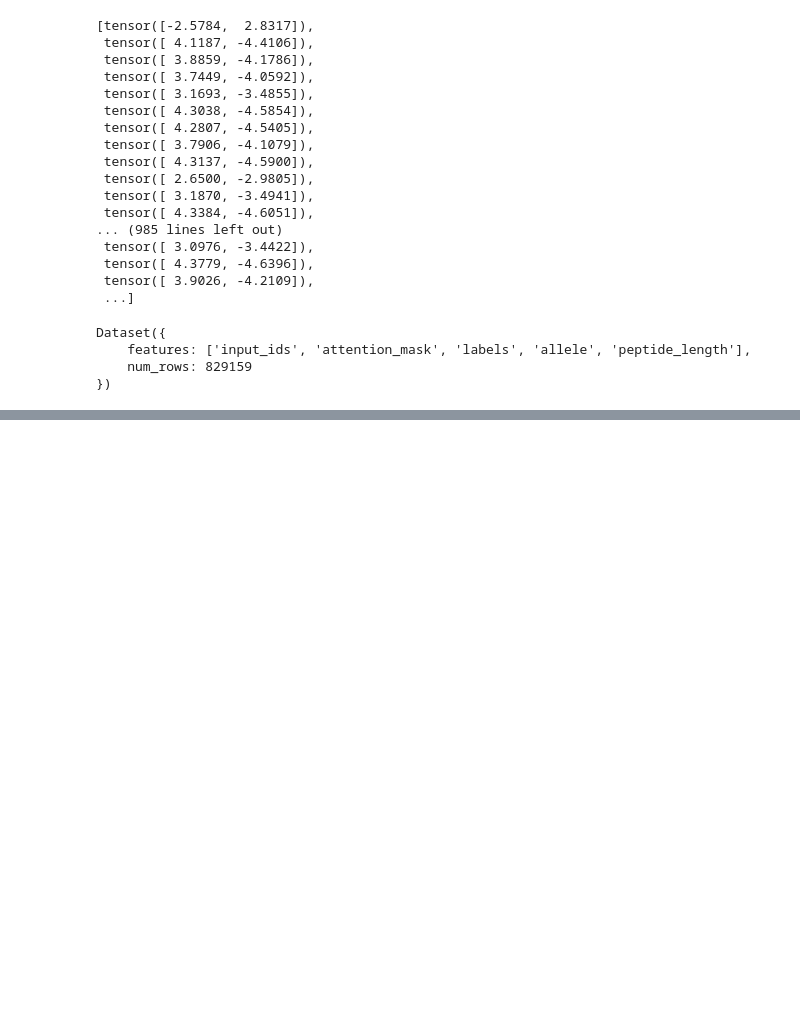
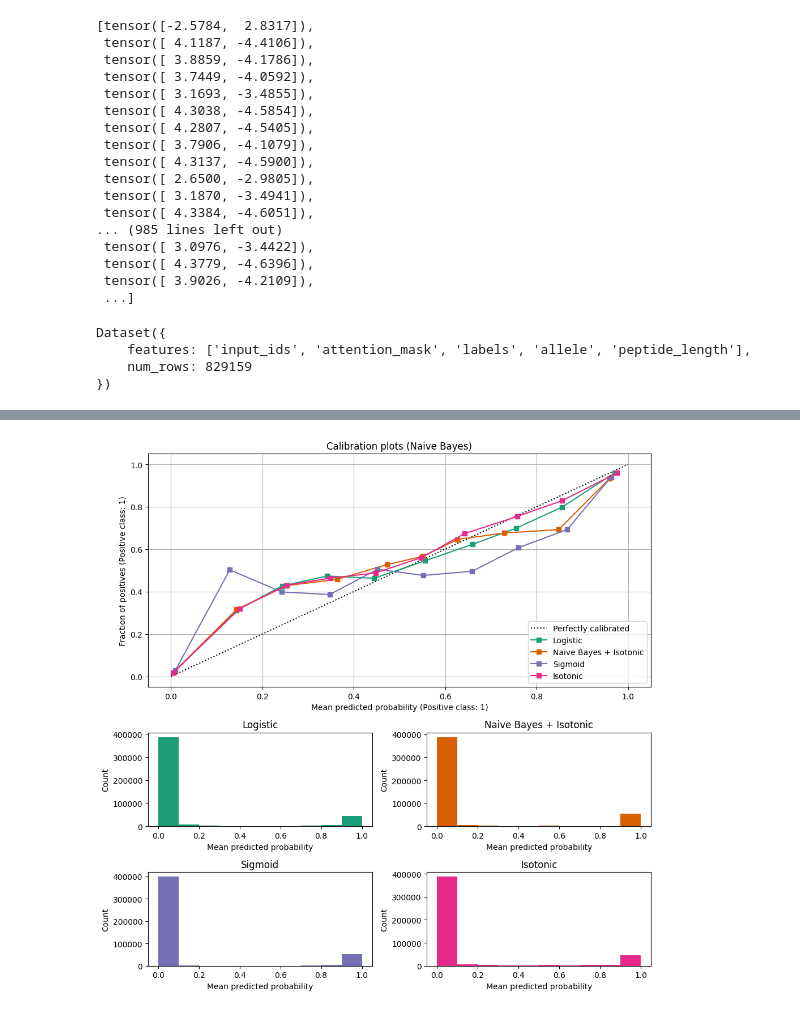
Before and after one commit to jrouhana/MHC_Class_I_Playground, a Jupyter notebook: notebooks/validation_set_interpretation.ipynb, the cells around one changed output, grey strips where cells are left out. Cells and saved outputs as stored; diff of their text form; code cells hidden in the pictures; blank space fills up the shorter version.

```diff
--- a/notebooks/validation_set_interpretation.ipynb
+++ b/notebooks/validation_set_interpretation.ipynb
@@ -482,0 +486,5 @@ Dataset({
+# %%
+training = temp.query('training == 1').copy()
+training['logit_1'] = [x[0].numpy() for x in final_logits]
+training['logit_2'] = [x[1].numpy() for x in final_logits]
+training
@@ -482,0 +505,4 @@ Dataset({
+# %%
+train_x = list(zip(training['logit_1'], training['logit_2']))
+training['isotonic'] = [x[1] for x in regular_isotonic.predict_proba(train_x)]
+training
@@ -482,0 +545,74 @@ Dataset({
+# %%
+import random
+
+validation_df ['sub_sample'] = 2
+validation_df['sub_sample'] = validation_df['sub_sample'].apply(lambda x: x - random.choices([0, 1], weights=(16.666, 83.334))[0])
+validation_df.loc[validation_df.label == 0, 'sub_sample'] = 2
+
+sampled_validation = validation_df.loc[validation_df.sub_sample == 2].copy()
+
+#print(len(validation_df.loc[((validation_df['sub_sample'] == 2 ) & (validation_df['label'] == 1))]))
+#print(len(validation_df.loc[((validation_df['sub_sample'] == 2 ) & (validation_df['label'] == 0))]))
+# %%
+test_x = list(zip(sampled_validation['logit_1'], sampled_validation['logit_2']))
+test_y = sampled_validation['label'].values
+
+lr = LogisticRegression(C=1.0)
+gnb = GaussianNB()
+gnb_isotonic = CalibratedClassifierCV(gnb, cv=2, method="isotonic")
+gnb_sigmoid = CalibratedClassifierCV(gnb, cv=2, method="sigmoid")
+
+regular_sigmoid = CalibratedClassifierCV(None,  method="sigmoid")
+regular_isotonic = CalibratedClassifierCV(None,  method="isotonic")
+
+clf_list = [
+    (lr, "Logistic"),
+    (gnb_isotonic, "Naive Bayes + Isotonic"),
+    (regular_sigmoid, "Sigmoid"),
+    (regular_isotonic, "Isotonic")
+]
+
+
+fig = plt.figure(figsize=(10, 10))
+gs = GridSpec(4, 2)
+colors = plt.get_cmap("Dark2")
+
+#train_logits = np.array([x for x in final_logits]).reshape(-1, 1)
+
+ax_calibration_curve = fig.add_subplot(gs[:2, :2])
+calibration_displays = {}
+for i, (clf, name) in enumerate(clf_list):
+    clf.fit(train_x, train_y)
+    display = CalibrationDisplay.from_estimator(
+        clf,
+        test_x,
+        test_y,
+        n_bins=10,
+        name=name,
+        ax=ax_calibration_curve,
+        color=colors(i),
+    )
+    calibration_displays[name] = display
+
+ax_calibration_curve.grid()
+ax_calibration_curve.set_title("Calibration plots (Naive Bayes)")
+
+# Add histogram
+grid_positions = [(2, 0), (2, 1), (3, 0), (3, 1)]
+for i, (_, name) in enumerate(clf_list):
+    row, col = grid_positions[i]
+    ax = fig.add_subplot(gs[row, col])
+
+    ax.hist(
+        calibration_displays[name].y_prob,
+        range=(0, 1),
+        bins=10,
+        label=name,
+        color=colors(i),
+    )
+    ax.set(title=name, xlabel="Mean predicted probability", ylabel="Count")
+
+plt.tight_layout()
+plt.show()
+# %% [output]
+[figure, added]
```
Also changed, not shown: parts of 5 cells of this notebook, 2 other files.
